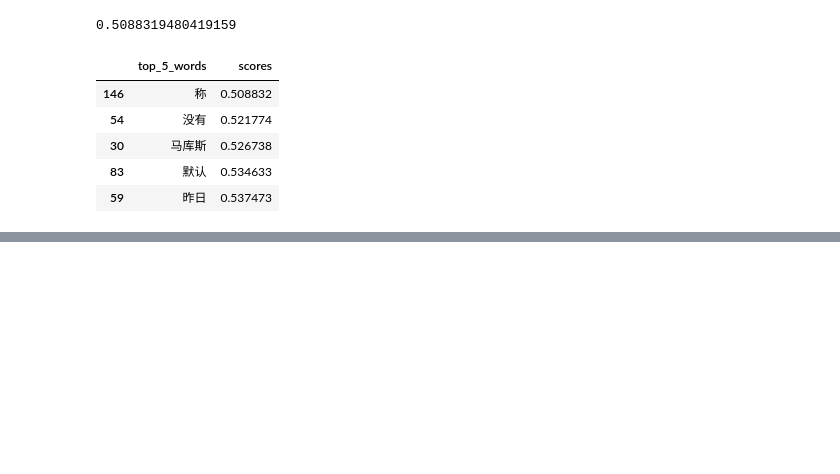
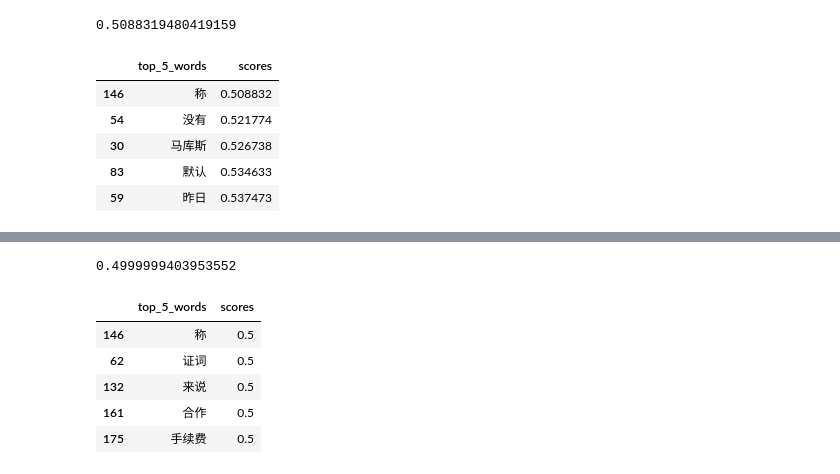
Before and after one commit to XufengXufengXufeng/try_gcn, a Jupyter notebook: gcn_word2vec.ipynb, the cells around one changed output, grey strips where cells are left out. Cells and saved outputs as stored; diff of their text form; code cells hidden in the pictures; blank space fills up the shorter version.

```diff
--- a/gcn_word2vec.ipynb
+++ b/gcn_word2vec.ipynb
@@ -563,0 +669,27 @@ get_top_similar_words("表示",gcn_embeddings,k=5)
+# %%
+# helper funcs
+def get_embedding_dict(embeddings,indeces):
+    """
+    一个获取gcn词嵌入的帮助函数。
+    """
+    out_embeddings = {}
+    for i,e in zip(indeces,embeddings):
+        out_embeddings[i]=e
+    return out_embeddings
+def compare_words(w1,w2,embeddings):
+    """
+    一个就是余弦距离的帮助函数。
+    """
+    return (cosine(embeddings[w1],embeddings[w2])+1)/2
+def get_top_similar_words(w,embeddings,k=5,reverse=False):
+    """
+    一个计算前多少个最相近词的帮助函数。
+    """
+    distances = []
+    for tw in embeddings.keys():
+        if tw!=w:
+            distances.append([tw,compare_words(w,tw,embeddings)])
+    results = pd.DataFrame(data=distances,columns=["top_{}_words".format(k),"scores"])
+    if reverse:
+        return results.sort_values(["scores"])[-k:]
+    return results.sort_values(["scores"])[:k]
@@ -563,0 +712,13 @@ get_top_similar_words("表示",gcn_embeddings,k=5)
+# %%
+compare_words("瑞士","日内瓦",gat_embeddings)
+# %% [output]
+0.4999999403953552
+# %%
+get_top_similar_words("表示",gat_embeddings)
+# %% [output]
+|  | top_5_words | scores |
+| 146 | 称 | 0.5 |
+| 62 | 证词 | 0.5 |
+| 132 | 来说 | 0.5 |
+| 161 | 合作 | 0.5 |
+| 175 | 手续费 | 0.5 |
```
Also changed, not shown: parts of 13 cells of this notebook.
